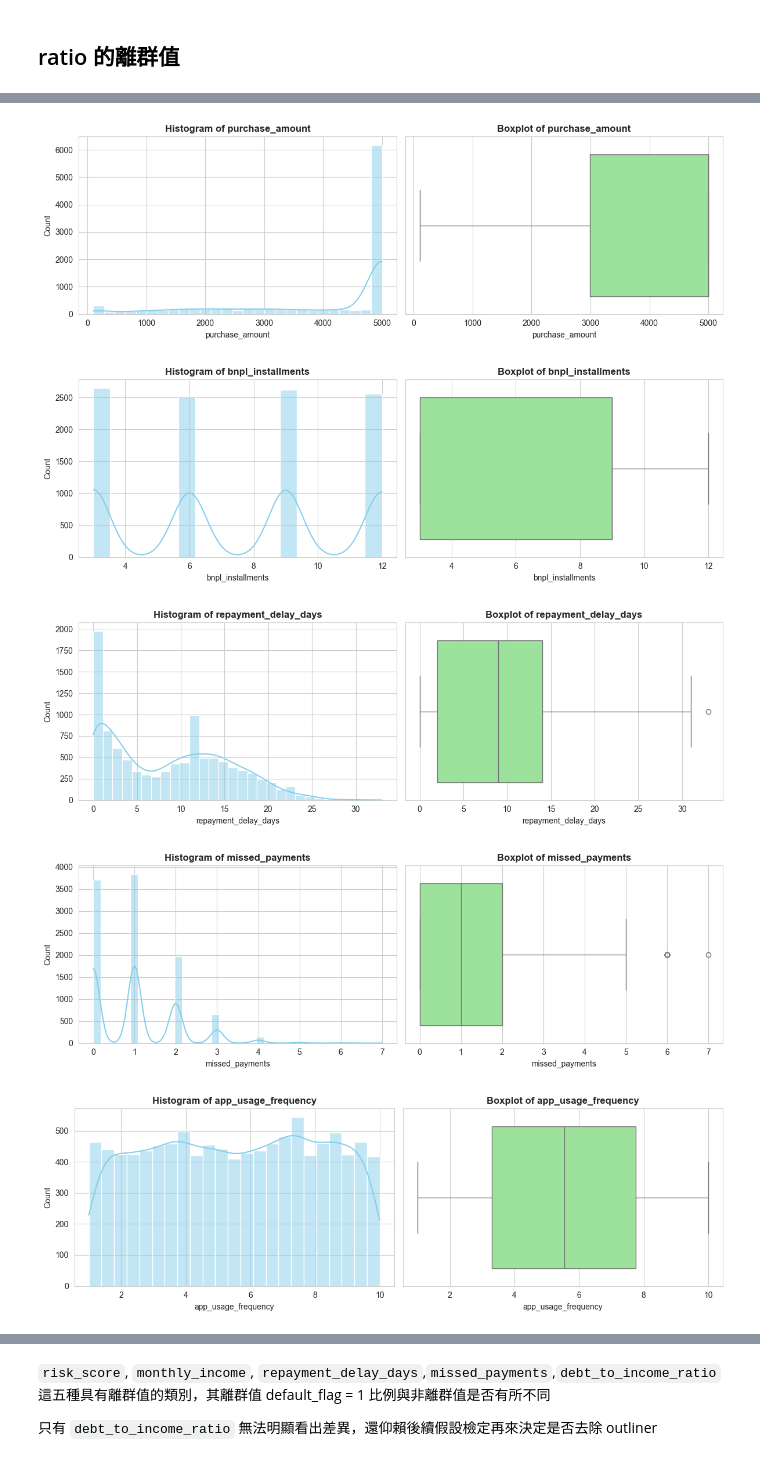
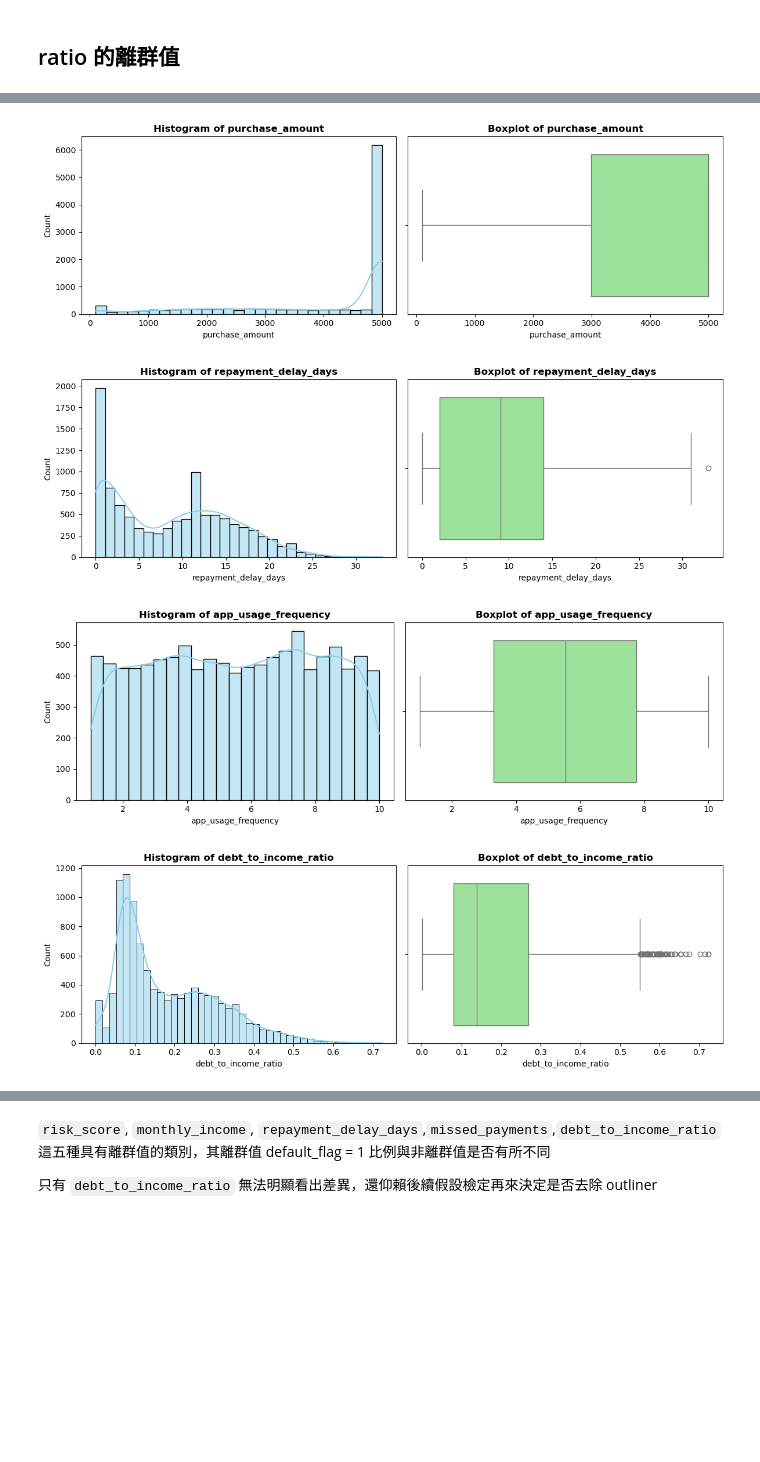
Before and after one commit to BobbleUnderBox/DataMiningG1FinalProject, a Jupyter notebook: notebooks/02_data_quality.ipynb, the cells around one changed output, grey strips where cells are left out. Drawn from its saved outputs; the diff is of its cells as text; code cells hidden in the pictures; blank space fills up the shorter version.

Commit message:
尺度類別修正劃分、missed_payment 決定不捨棄

```diff
--- a/notebooks/02_data_quality.ipynb
+++ b/notebooks/02_data_quality.ipynb
@@ -247,0 +255,32 @@ Name: proportion, dtype: float64
+# %%
+ordinal_vars = ['bnpl_installments', 'missed_payments']
+
+# 為每個 ordinal 變數繪製長條圖
+fig, axes = plt.subplots(1, 2, figsize=(14, 5))
+
+for idx, col in enumerate(ordinal_vars):
+    ax = axes[idx]
+
+    # 計算計數
+    value_counts = df[col].value_counts().sort_index()
+
+    # 繪製長條圖
+    value_counts.plot(kind='bar', ax=ax, color='steelblue', edgecolor='black')
+    ax.set_title(f'{col} distribution', fontsize=12, fontweight='bold')
+    ax.set_xlabel('value', fontsize=10)
+    ax.set_ylabel('number', fontsize=10)
+    ax.tick_params(axis='x', rotation=0)
+    ax.grid(axis='y', alpha=0.3)
+
+    # 添加數值標籤
+    for i, v in enumerate(value_counts):
+        ax.text(i, v + 5, str(v), ha='center', fontsize=9)
+
+plt.tight_layout()
+plt.show()
+
+# 顯示各變數的百分比分布
+print("=" * 60)
+for col in ordinal_vars:
+    print(f"\n{col} 百分比分布:")
+    print(df[col].value_counts(normalize=True).sort_index().mul(100).round(2))
@@ -250,8 +308,7 @@ Name: proportion, dtype: float64
 # %%
 numeric_vars = [
     'risk_score', 'credit_score', 'age', 'monthly_income', 'purchase_amount',
-    'bnpl_installments', 'repayment_delay_days', 'missed_payments',
-    'app_usage_frequency', 'debt_to_income_ratio'
+    'repayment_delay_days', 'app_usage_frequency', 'debt_to_income_ratio'
 ]
 
 outliers_data = []
@@ -293,5 +350,4 @@ display(outliers_df)
-[figure, old version]
+[figure, new version]
-[figure, old version]
+[figure, new version]
-[figure, old version]
+[figure, new version]
-[figure, old version]
+[figure, new version]
-[figure, removed]
```
Also changed, not shown: parts of 4 cells of this notebook, 1 other file.
